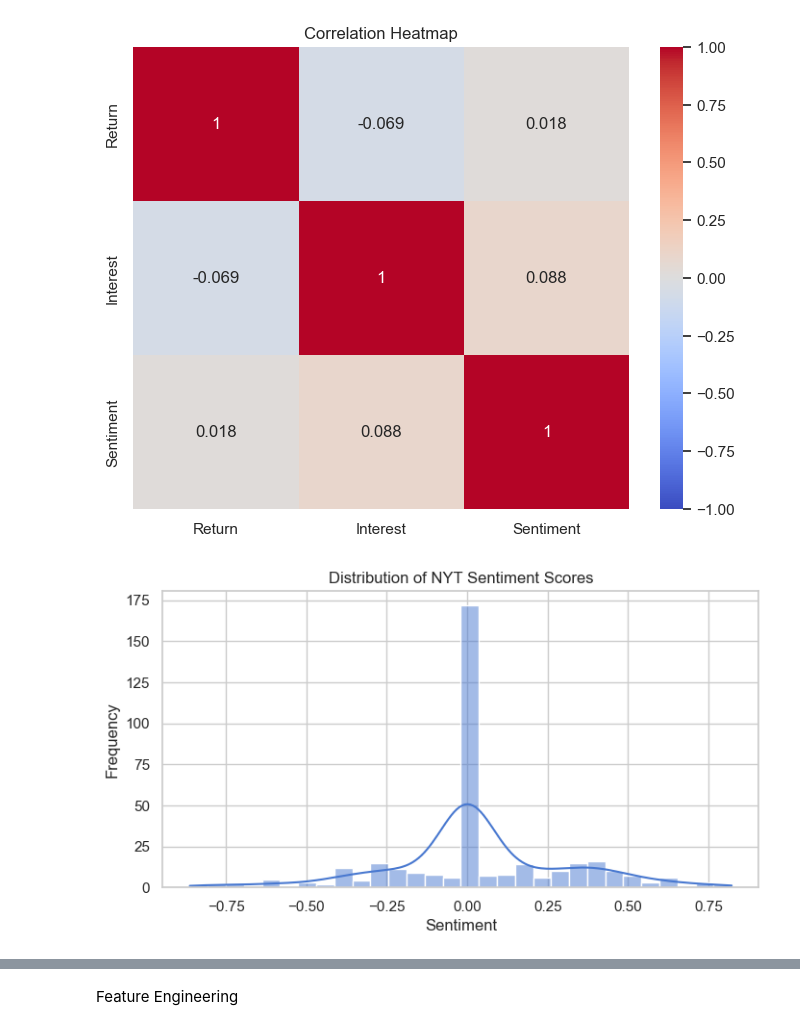
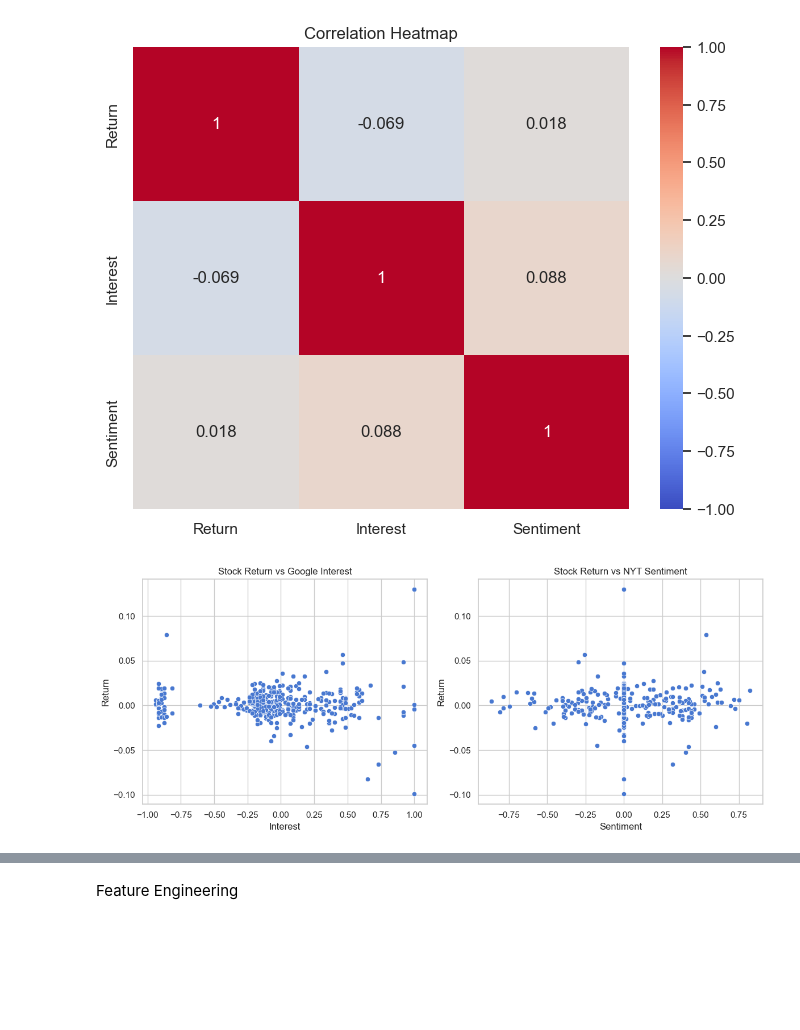
Before and after one commit to maddwillson/dsci510_fall2025_final_project, a Jupyter notebook: src/results.ipynb, the cells around one changed output, grey strips where cells are left out. Drawn from its saved outputs; the diff is of its cells as text; code cells hidden in the pictures; blank space fills up the shorter version.

```diff
--- a/src/results.ipynb
+++ b/src/results.ipynb
@@ -136,17 +104,25 @@ plt.show()
 # plt.savefig("results/correlation_heatmap.png")
 # %% [output]
 [figure]
-# %%
-# Distribution of sentiment
-
-plt.figure(figsize=(8, 4))
-sns.histplot(df["Sentiment"], kde=True, bins=30)
-plt.title("Distribution of NYT Sentiment Scores")
-plt.xlabel("Sentiment")
-plt.ylabel("Frequency")
-plt.show()
-
-# plt.savefig(f"results/{col}_distribution.png")
-# %% [output]
-[figure, removed]
+# %%
+# Explore Interest and Sentiment Shapes
+
+plt.figure(figsize=(12,5))
+
+# Return vs Google Interest
+plt.subplot(1,2,1)
+sns.scatterplot(x='Interest', y='Return', data=df)
+plt.title('Stock Return vs Google Interest')
+
+# Return vs NYT Sentiment
+plt.subplot(1,2,2)
+sns.scatterplot(x='Sentiment', y='Return', data=df)
+plt.title('Stock Return vs NYT Sentiment')
+
+plt.tight_layout()
+plt.show()
+
+# plt.savefig("results/return_vs.png")
+# %% [output]
+[figure, added]
 # %%
```
Also changed, not shown: parts of 8 cells of this notebook, 1 other file.
